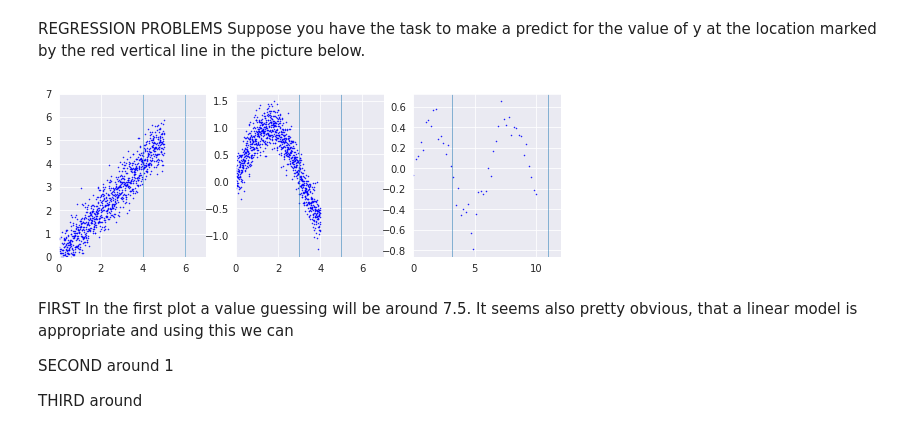
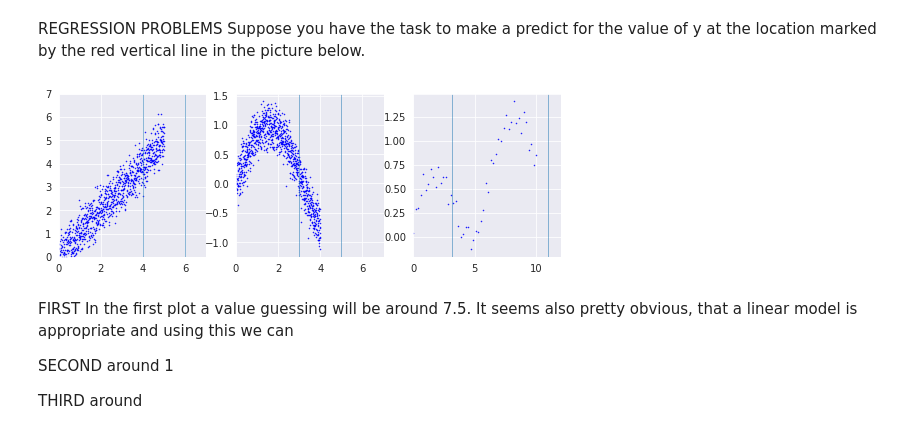
Before and after one commit to kaijennissen/gaussian_processes, a Jupyter notebook: gp-tutorial/gp-tutorial-1-introduction.ipynb, the cells around one changed output. Saved outputs shown, nothing was run; the diff lists cells and outputs as text; code cells hidden in the pictures.

```diff
--- a/gp-tutorial/gp-tutorial-1-introduction.ipynb
+++ b/gp-tutorial/gp-tutorial-1-introduction.ipynb
@@ -36,39 +36,39 @@ def f2(x):
     return np.sin(x) + 0.2*np.random.randn(len(x))
 
 def f3(x):
-    return 0.5*np.sin(x)+ 0.1*np.random.randn(len(x))
+    return 0.1*x+0.5*np.sin(x)+ 0.1*np.random.randn(len(x))
 
 
 X1 = np.linspace(0, 5, 1000)
 X2 = np.linspace(0, 4, 1000)
 X3 = np.linspace(0, 10, 50)
 
 X_obs = np.array([0, 1.5, 1.75, 3, 4]).ravel()
 
 
 fig, (ax1, ax2, ax3) = plt.subplots(1,3, figsize=(9,3))
 ax1.plot(X1, f1(X1), 'b.', ms=1)
 ax1.axvline(4, lw=.5)
 ax1.axvline(6, lw=.5)
 ax1.set_xlim(0, 7)
 ax1.set_ylim(0, 7)
 
 ax2.plot(X2, f2(X2), 'b.', ms=1)
 ax2.axvline(3, lw=.5)
 ax2.axvline(5, lw=.5)
 ax2.set_xlim(0, 7)
 #ax2.set_ylim(0, 7)
 
 ax3.plot(X3, f3(X3), 'b.', ms=1)
 ax3.axvline(np.pi, lw=.5)
 ax3.axvline(11, lw=.5)
 ax3.set_xlim(0, 12)
 #ax3.set_ylim(0, 12)
 
 
 plt.show()
 # %% [output]
-[figure, old version]
+[figure, new version]
 # %% [markdown]
 FIRST
 In the first plot a value guessing will be around 7.5. It seems also pretty obvious, that a linear model is appropriate and using this we can
```
Also changed, not shown: parts of 7 cells of this notebook, 1 other file.
